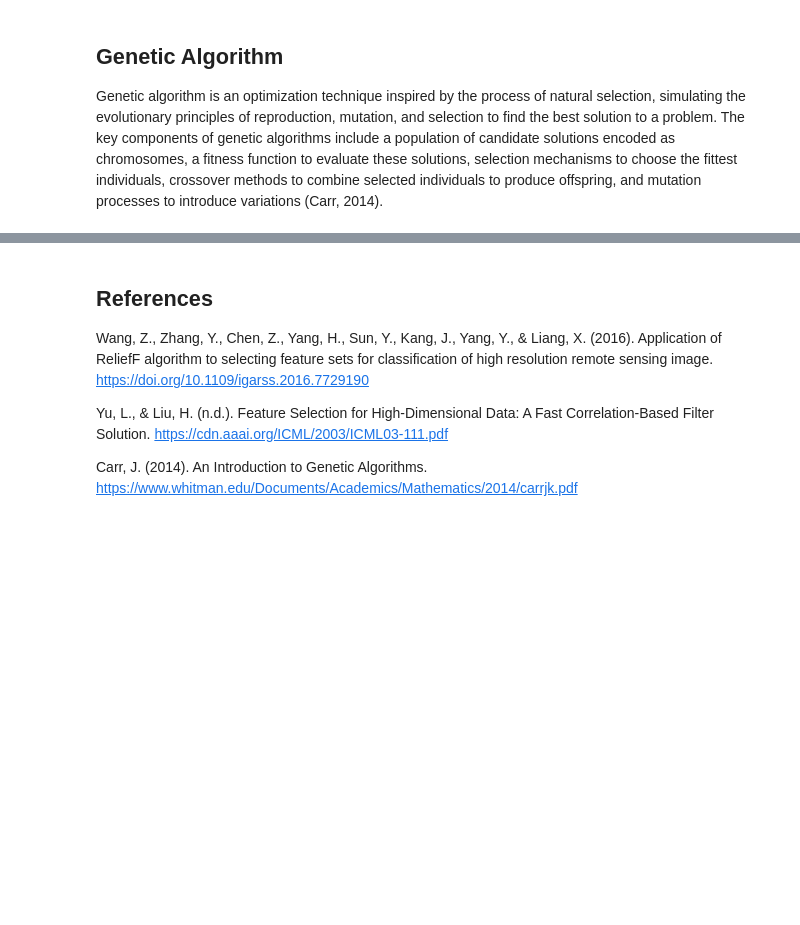
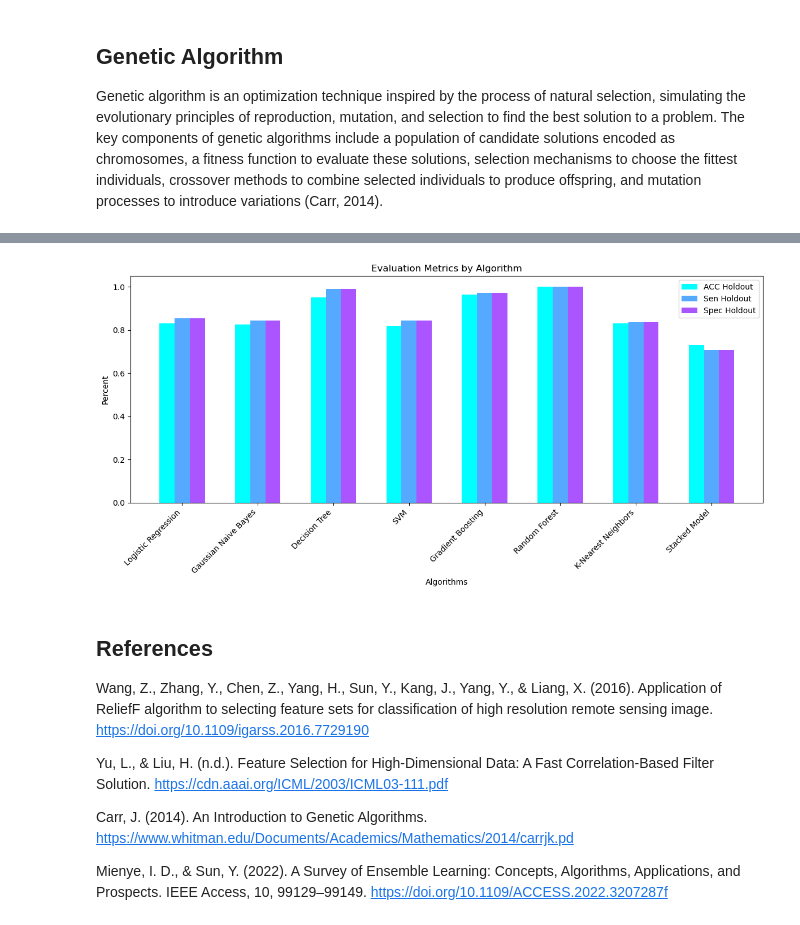
Before and after one commit to RomanShrestha07/DANA_4830_Group_Project, a Jupyter notebook: GroupProject.ipynb, the cells around one changed output, grey strips where cells are left out. Drawn from its saved outputs; the diff is of its cells as text; code cells hidden in the pictures; blank space fills up the shorter version.

Commit message:
Added K-folds and metrics

```diff
--- a/GroupProject.ipynb
+++ b/GroupProject.ipynb
@@ -629,0 +759,22 @@ plot(score_bc, 0.9, 1.0, c="gold")
+# %%
+evaluation_results['Stacked Model'] = stacked_results
+k_folds = [0, 2, 5, 10]
+
+table_data = {
+    'Model': [],
+    'ACC Holdout': [], 'Sen Holdout': [], 'Spec Holdout': [],
+    'ACC K-fold 2': [], 'Sen K-fold 2': [], 'Spec K-fold 2': [],
+    'ACC K-fold 5': [], 'Sen K-fold 5': [], 'Spec K-fold 5': [],
+    'ACC K-fold 10': [], 'Sen K-fold 10': [], 'Spec K-fold 10': []
+}
+
+for name, results in evaluation_results.items():
+    table_data['Model'].append(name)
+
+    for i, k in enumerate(k_folds):
+        table_data[f'ACC K-fold {k}' if k != 0 else 'ACC Holdout'].append(results['accuracy'][i])
+        table_data[f'Sen K-fold {k}' if k != 0 else 'Sen Holdout'].append(results['sensitivity'][i])
+        table_data[f'Spec K-fold {k}' if k != 0 else 'Spec Holdout'].append(results['specificity'][i])
+
+results_df = pd.DataFrame(table_data)
+results_df
@@ -630,3 +791,26 @@ plot(score_bc, 0.9, 1.0, c="gold")
+# %%
+cmap = plt.get_cmap('cool')
+fig, ax = plt.subplots(figsize=(12, 6))
+
+bar_width = 0.2
+index = np.arange(len(results_df['Model']))
+
+colors = [cmap(i / 3) for i in range(3)]
+
+for i, (metric, color) in enumerate(zip(['ACC Holdout', 'Sen Holdout', 'Spec Holdout'], colors)):
+    ax.bar(index + i * bar_width, results_df[metric], bar_width, label=metric, color=color)
+
+ax.set_xlabel('Algorithms')
+ax.set_ylabel('Percent')
+ax.set_title('Evaluation Metrics by Algorithm')
+ax.set_xticks(index + bar_width)
+ax.set_xticklabels(results_df['Model'], rotation=45, ha='right')
+ax.legend()
+
+plt.tight_layout()
+plt.show()
+# %% [output]
+[figure, added]
 # %% [markdown]
 ## References
 
@@ -634,5 +818,7 @@ Wang, Z., Zhang, Y., Chen, Z., Yang, H., Sun, Y., Kang, J., Yang, Y., & Liang, X
 
 Yu, L., & Liu, H. (n.d.). Feature Selection for High-Dimensional Data: A Fast Correlation-Based Filter Solution. https://cdn.aaai.org/ICML/2003/ICML03-111.pdf
 
-Carr, J. (2014). An Introduction to Genetic Algorithms. https://www.whitman.edu/Documents/Academics/Mathematics/2014/carrjk.pdf
+Carr, J. (2014). An Introduction to Genetic Algorithms. https://www.whitman.edu/Documents/Academics/Mathematics/2014/carrjk.pd
+
+Mienye, I. D., & Sun, Y. (2022). A Survey of Ensemble Learning: Concepts, Algorithms, Applications, and Prospects. IEEE Access, 10, 99129–99149. https://doi.org/10.1109/ACCESS.2022.3207287f
 ‌
```
Also changed, not shown: parts of 40 cells of this notebook.
